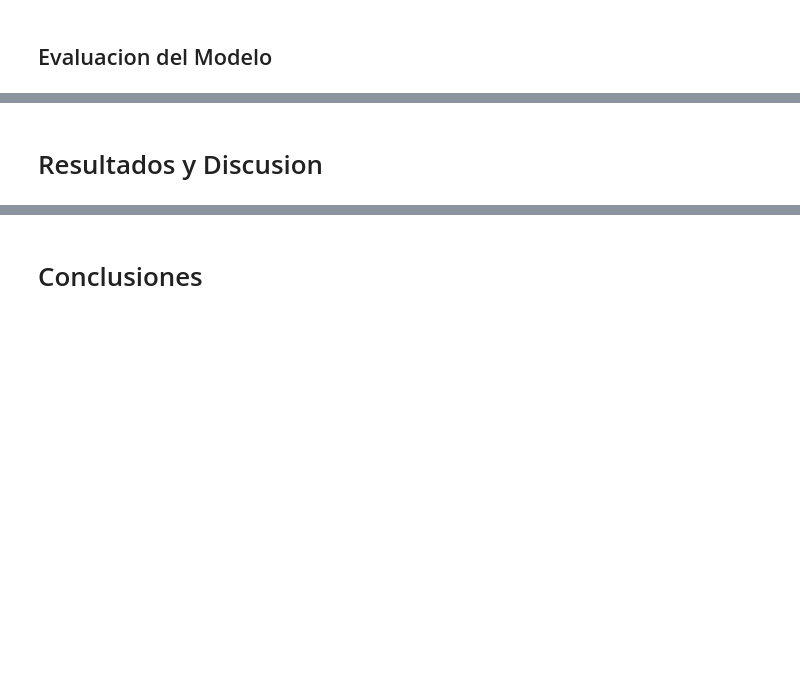
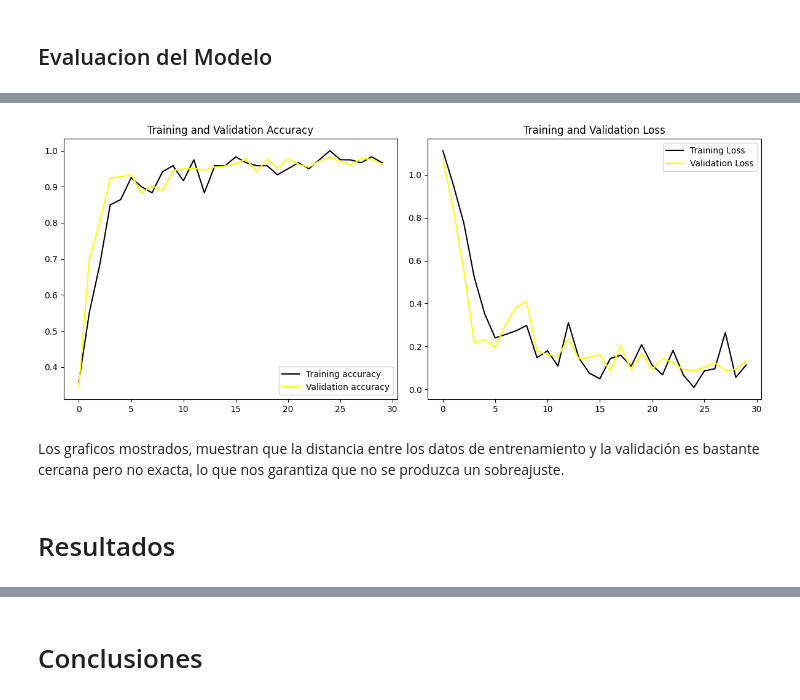
Before and after one commit to DCI-alxogm/ml2023-DPM2310, a Jupyter notebook: ProyectoFinal/ProyectoFinal_ML.ipynb, the cells around one changed output, grey strips where cells are left out. Saved outputs shown, nothing was run; the diff lists cells and outputs as text; code cells hidden in the pictures; blank space fills up the shorter version.

```diff
--- a/ProyectoFinal/ProyectoFinal_ML.ipynb
+++ b/ProyectoFinal/ProyectoFinal_ML.ipynb
@@ -438,2 +469,19 @@ Analizando de forma detallada capa por capa de nuestra CNN tenemos que:
 # %% [markdown]
 ## Entrenamiento del Modelo <a name="entrenamiento"></a>
+# %%
+# Configuramos la arquitectura para el entrenamiento, considerando los
+# hiperparametros mencionados anteriormente.
+
+arquitectura.compile(loss = 'categorical_crossentropy', optimizer='Adam', metrics=['accuracy'])
+# %%
+# El método .fit() se utiliza para entrenar nuestro modelo.
+# La variable 'history' guarda información sobre la evolución
+# de la pérdida y las métricas a lo largo del entrenamiento,
+# lo que puede ser útil para visualizar y analizar el rendimiento del modelo.
+
+history = arquitectura.fit(
+    train_generator,
+    validation_data  = validation_generator,
+    epochs = 30,
+    steps_per_epoch = 30,
+    verbose=1)
@@ -442,2 +527,51 @@ Analizando de forma detallada capa por capa de nuestra CNN tenemos que:
+# %%
+# Extraemos y almacenamos las métricas de rendimiento (precisión y pérdida)
+# obtenidas durante el entrenamiento del modelo.
+
+# 'acc' define la precisión del modelo en el conjunto de entrenamiento para cada época.
+acc = history.history['accuracy']
+
+# 'val_acc' define la precisión del modelo en el conjunto de validación para cada época.
+val_acc = history.history['val_accuracy']
+
+# 'loss' define la pérdida del modelo en el conjunto de entrenamiento para cada época.
+loss = history.history['loss']
+
+ # 'val_loss' define la pérdida del modelo en el conjunto de validación para cada época
+val_loss = history.history['val_loss']
+
+# Creamos una secuencia de números (épocas) que se utilizara como el eje x en
+# los siguietnes gráficos.
+
+epochs = range(len(acc))
+
+# Graficamos los resultados obtenidos.
+
+plt.figure(figsize=(12, 5))
+
+# Grafico de 'Accuracy' (precision).
+
+plt.subplot(1, 2, 1)
+plt.plot(epochs, acc, 'black', label='Training accuracy')
+plt.plot(epochs, val_acc, 'yellow', label='Validation accuracy')
+plt.title('Training and Validation Accuracy')
+plt.legend()
+
+# Grafico de 'Loss' (perdida).
+
+plt.subplot(1, 2, 2)
+plt.plot(epochs, loss, 'black', label='Training Loss')
+plt.plot(epochs, val_loss, 'yellow', label='Validation Loss')
+plt.title('Training and Validation Loss')
+plt.legend()
+
+# Mostramos los gráficos.
+
+plt.tight_layout()
+plt.show()
+# %% [output]
+[figure, added]
+# %% [markdown]
+Los graficos mostrados, muestran que la distancia entre los datos de entrenamiento y la validación es bastante cercana pero no exacta, lo que nos garantiza que no se produzca un sobreajuste.
 # %% [markdown]
-# Resultados y Discusion <a name="resultados"></a>
+# Resultados <a name="resultados"></a>
```
Also changed, not shown: parts of 24 cells of this notebook.
